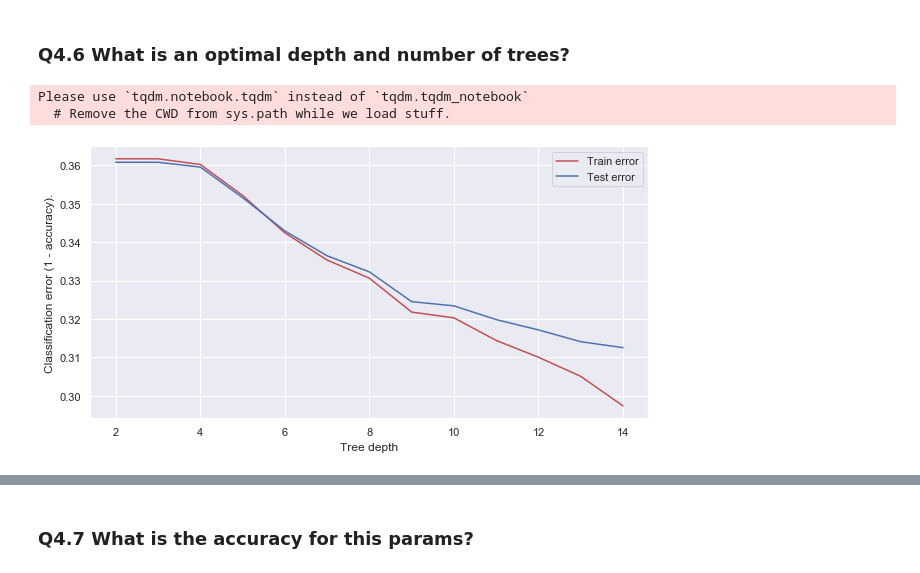
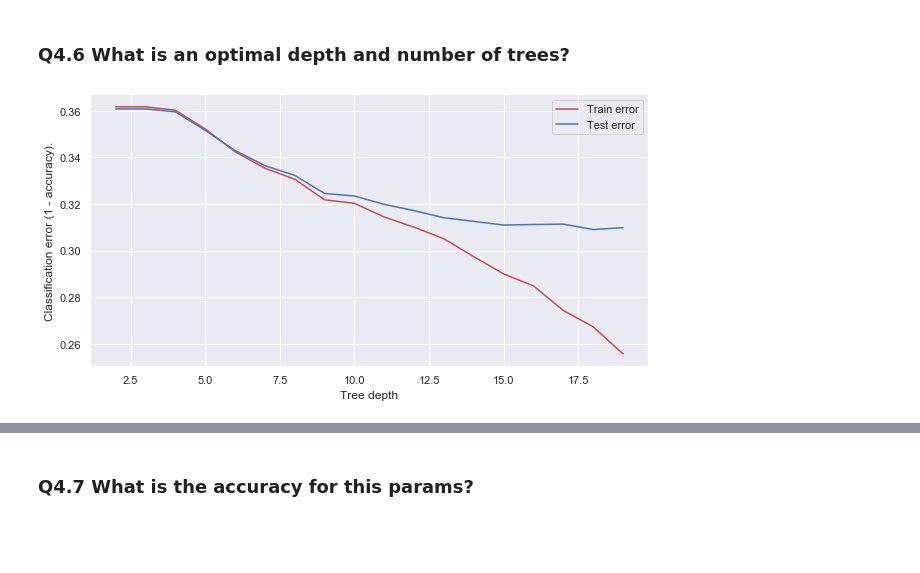
Before and after one commit to annenkova97/Intro2DS, a Jupyter notebook: HW2/assigment_2_reupload.ipynb, the cells around one changed output, grey strips where cells are left out. Drawn from its saved outputs; the diff is of its cells as text; code cells hidden in the pictures; blank space fills up the shorter version.

```diff
--- a/HW2/assigment_2_reupload.ipynb
+++ b/HW2/assigment_2_reupload.ipynb
@@ -1213,7 +1225,7 @@ def rf_train_test_accuracy(param_name, param_grid, **params):
     if params:
         clf.set_params(**params)
 
-    for param_value in tqdm_notebook(param_grid):
+    for param_value in notebook.tqdm(param_grid):
         clf.set_params(**{param_name: param_value})
         clf.fit(X_train, y_train)
 
@@ -1221,16 +1233,13 @@ def rf_train_test_accuracy(param_name, param_grid, **params):
         test_score.append(accuracy_score(y_test, clf.predict(X_test)))
     return train_score, test_score
 # %%
-train_accuracy, test_accuracy = rf_train_test_accuracy('max_depth', range(2, 15))
+train_accuracy, test_accuracy = rf_train_test_accuracy('max_depth', range(2, 20))
-# %% [output]
-Please use `tqdm.notebook.tqdm` instead of `tqdm.tqdm_notebook`
-  # Remove the CWD from sys.path while we load stuff.
 # %%
 plt.figure(figsize=(10,5))
-plt.plot(list(range(2,15)), 1-np.array(train_accuracy), c='r', label='Train error')
-plt.plot(list(range(2,15)), 1-np.array(test_accuracy), c='b', label='Test error')
+plt.plot(list(range(2,20)), 1-np.array(train_accuracy), c='r', label='Train error')
+plt.plot(list(range(2,20)), 1-np.array(test_accuracy), c='b', label='Test error')
 plt.xlabel('Tree depth')
 plt.ylabel('Classification error (1 - accuracy).')
 plt.legend();
 # %% [output]
-[figure, old version]
+[figure, new version]
```
Also changed, not shown: parts of 11 cells of this notebook.
